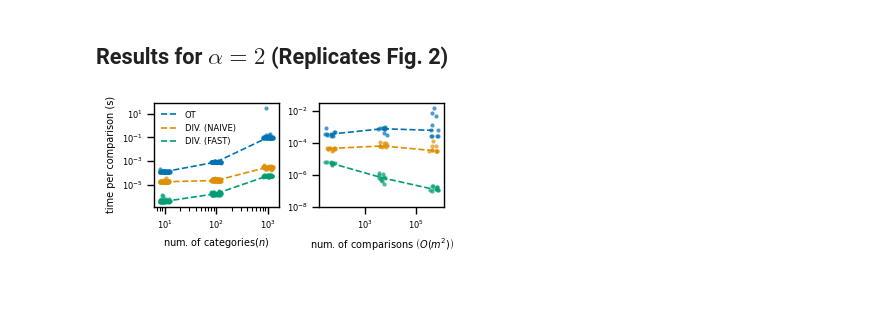
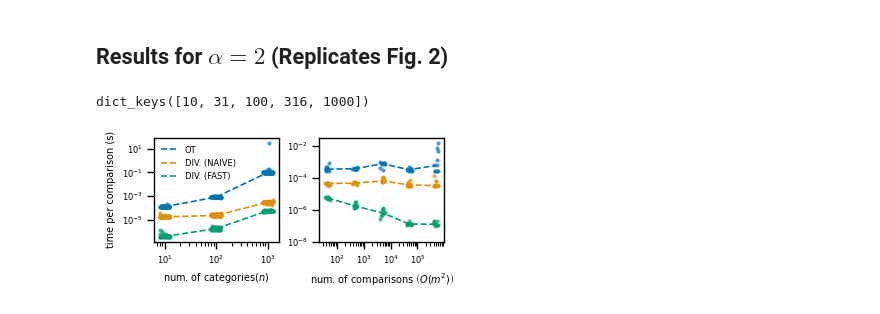
Before and after one commit to rohit-sahasrabuddhe/parameter-structure-concavity, a Jupyter notebook: OT_comparison.ipynb, the cells around one changed output. Cells and saved outputs as stored; diff of their text form; code cells hidden in the pictures.

```diff
--- a/OT_comparison.ipynb
+++ b/OT_comparison.ipynb
@@ -463,35 +463,39 @@ with open("outputs/OT_comparison/dict_results_100pairs.pkl", "rb") as f:
 
 with open("outputs/OT_comparison/dict_results_allpairs.pkl", "rb") as f:
     dict_results_2 = pickle.load(f)
+# %%
+dict_results_2.keys()
+# %% [output]
+dict_keys([10, 31, 100, 316, 1000])
 # %%
 fig, axes = plt.subplots(1,2,figsize=(8.8*cm, 4*cm), layout='constrained', )
 
 ax= axes[0]
 for i, txt in enumerate(['ot_exact', f'jbd_slow_{2}', f'jbd_fast_{2}']):
-    temp = {N: dict_results_1[N][txt] for N in dict_results}
+    temp = {N: dict_results_1[N][txt] for N in dict_results_1}
     sns.stripplot(
         temp, color=sns.color_palette()[i], log_scale=(True, True), native_scale=True, alpha=0.7, ax=ax, s=3, marker='o'
     )
     ax.plot(
         temp.keys(), [np.median(x) for x in temp.values()], color=sns.color_palette()[i], ls='--', label=['OT', 'DIV. (NAIVE)', 'DIV. (FAST)'][i]
     )
 ax.set_yticks([1e-5, 1e-3, 1e-1, 10])
 ax.legend(frameon=False)
 
 ax = axes[1]
 for i, txt in enumerate(['ot', f'jbd_slow_{2}', f'jbd_fast_{2}']):
-    temp = {N*(N-1)/2: dict_results_2[N][txt]/(N*(N-1)/2) for N in dict_results}
+    temp = {N*(N-1)/2: dict_results_2[N][txt]/(N*(N-1)/2) for N in dict_results_2}
     sns.stripplot(
         temp, color=sns.color_palette()[i], log_scale=(True, True), native_scale=True, alpha=0.7, ax=ax, s=3, marker='o'
     )
     ax.plot(
         temp.keys(), [np.median(x) for x in temp.values()], color=sns.color_palette()[i], ls='--', label=['OT', 'DIV. (NAIVE)', 'DIV. (FAST)'][i]
     )
 ax.set_ylim(10**-8, 10**-1.5)
 ax.set_yticks([1e-8, 1e-6, 1e-4, 1e-2])
 
 axes[0].set_ylabel('time per comparison (s)')
 axes[0].set_xlabel('num. of categories' + r'$\left( n \right)$')
 axes[1].set_xlabel('num. of comparisons ' + r'$\left( O \left(m^2\right) \right)$')
 # %% [output]
-[figure, old version]
+[figure, new version]
```
Also changed, not shown: parts of 1 cell of this notebook, 1 other file.
